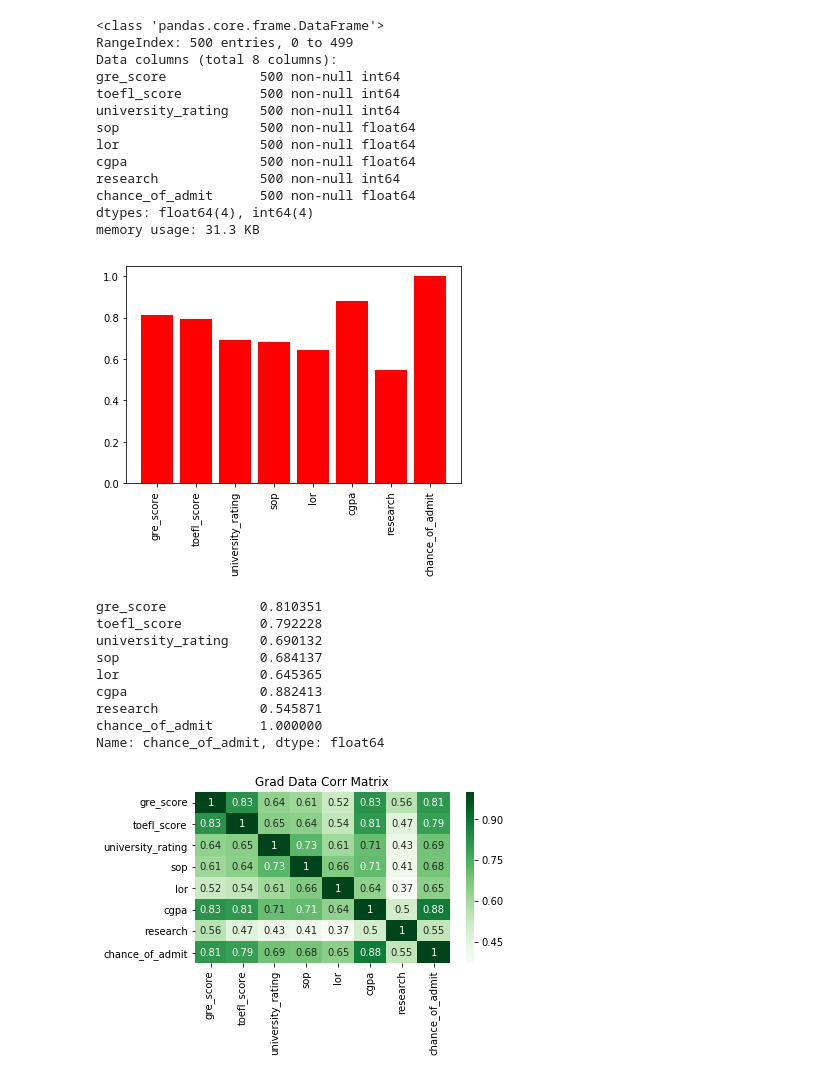
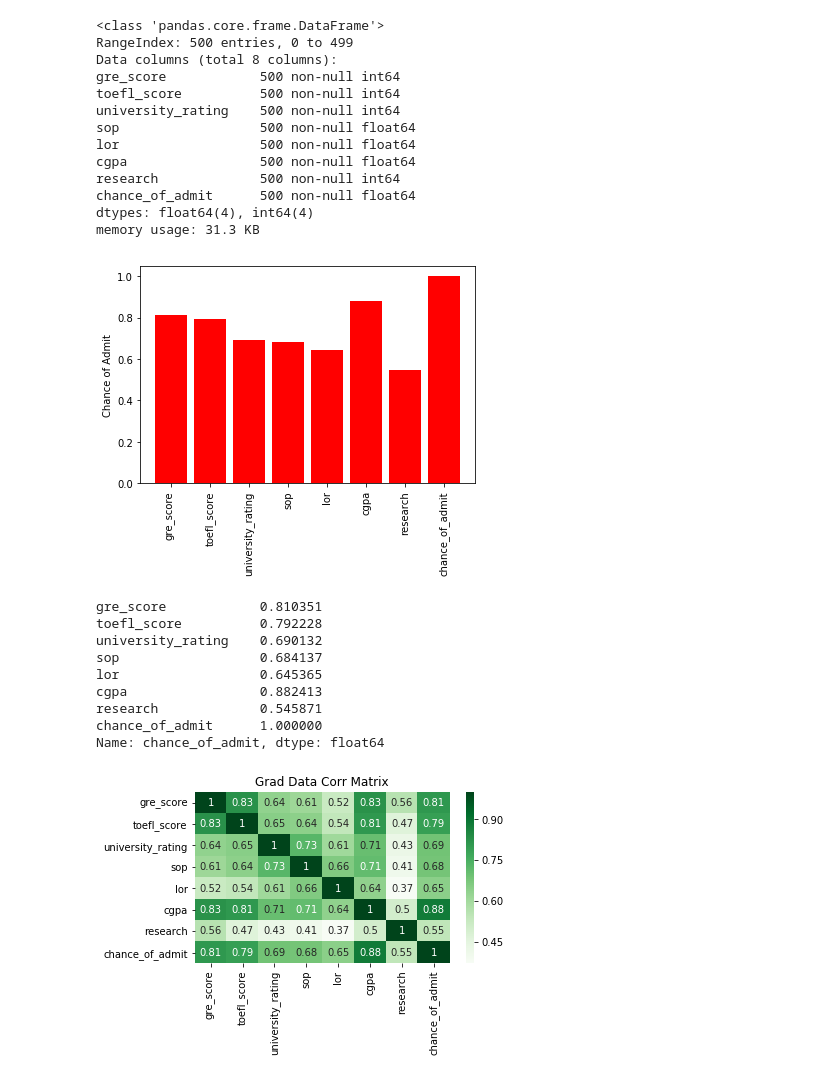
Before and after one commit to ItunuOye/Project1, a Jupyter notebook: Gradschool.ipynb, the cells around one changed output. Drawn from its saved outputs; the diff is of its cells as text; code cells hidden in the pictures.

```diff
--- a/Gradschool.ipynb
+++ b/Gradschool.ipynb
@@ -49,13 +49,14 @@ memory usage: 31.3 KB
 # %%
 correlation = grad_data.corr()["chance_of_admit"]
 plt.bar(grad_data.columns, correlation, color="r")
 plt.xticks(grad_data.columns, rotation= "vertical")
-plt.ylable
+plt.ylabel("Chance of Admit")
+plt.savefig("grad_data_Corr_bar_chart.png")
 plt.show()
 
 print(correlation)
 # %% [output]
-[figure, old version]
+[figure, new version]
 gre_score            0.810351
 toefl_score          0.792228
 university_rating    0.690132
```
Also changed, not shown: 2 other files.
